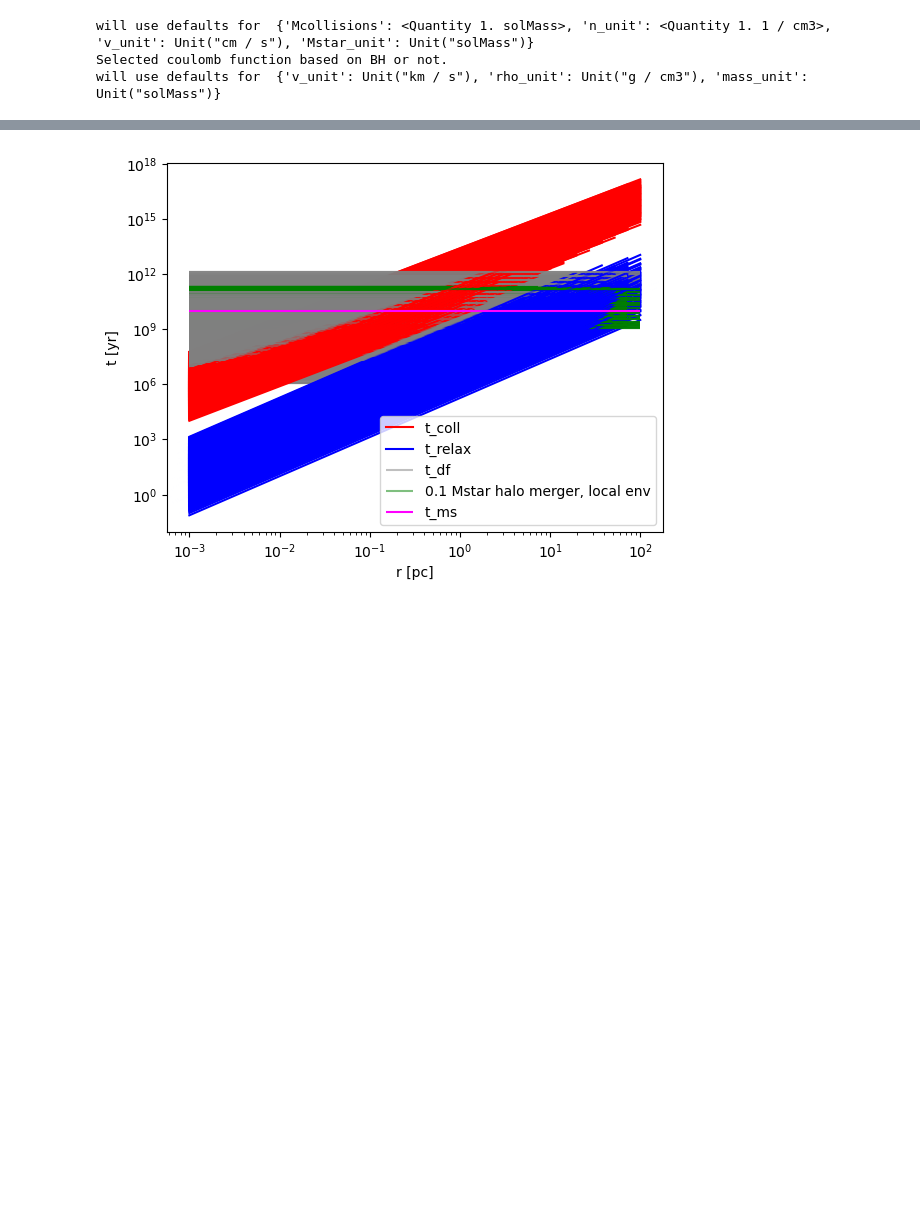
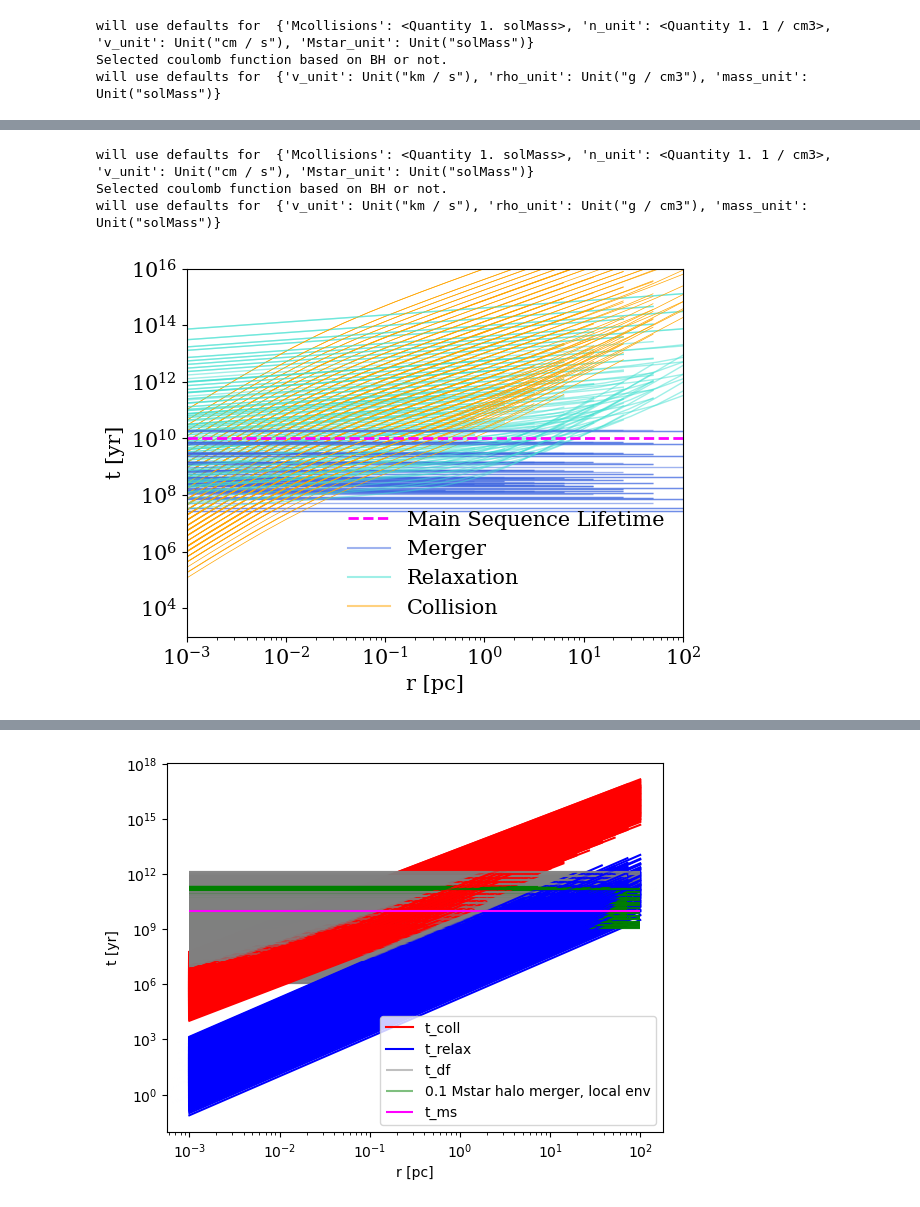
Before and after one commit to astro-claire/timescale-plots, a Jupyter notebook: timescale_comparison.ipynb, the cells around one changed output, grey strips where cells are left out. Drawn from its saved outputs; the diff is of its cells as text; code cells hidden in the pictures; blank space fills up the shorter version.

```diff
--- a/timescale_comparison.ipynb
+++ b/timescale_comparison.ipynb
@@ -95,0 +306,2 @@ plt.show()
+# %%
+pl_175_1Msun_1e6BH = TimescaleEnsemble(grid, densityModel="power-law-bh", profile_kwargs={"alpha":1.75,'M_bh':4e6 *u.Msun})
@@ -95,0 +314,73 @@ plt.show()
+# %%
+tab_pl_175_1Msun_bh = generate_timescale_comparison(pl_175_1Msun_1e6BH, as_ = 'pandas')
+# %% [output]
+will use defaults for  {'Mcollisions': <Quantity 1. solMass>, 'n_unit': <Quantity 1. 1 / cm3>, 'v_unit': Unit("cm / s"), 'Mstar_unit': Unit("solMass")}
+Selected coulomb function based on BH or not.
+will use defaults for  {'v_unit': Unit("km / s"), 'rho_unit': Unit("g / cm3"), 'mass_unit': Unit("solMass")}
+# %%
+table = tab_pl_175_1Msun_bh
+N  = len(set(table['system_id']))
+ids = pandas.unique(table["system_id"])
+fig, ax = plt.subplots()
+ax.set_yscale("log")
+ax.set_xscale("log")
+for sys_id in ids:
+    sys_data = get_system(table,sys_id, as_df= True)
+    if sys_data.empty:
+        continue
+    x=u.Quantity(sys_data['r'].to_list()).to_value(u.pc)
+    y = u.Quantity(sys_data['t_coll'].to_list()).to_value(u.yr)
+    ax.plot(x,y, lw = 0.5,color = "orange",alpha =1)
+    if sys_id ==0:
+        ax.plot(x,y, color = "orange", lw = 1,label = "t_coll",alpha =0.5)
+
+
+    y = u.Quantity(sys_data['t_relax'].to_list()).to_value(u.yr)
+    ax.plot(x,y, color = "turquoise",lw = 1,alpha =0.5)
+    if sys_id ==0:
+        ax.plot(x,y, color = "turquoise",lw = 1,label = "t_relax",alpha =0.5)
+
+    clustermass = pl_175_1Msun.grid['M'][sys_id]
+    clusterradius = pl_175_1Msun.grid['R'][sys_id]
+    M_BH = 10*u.Msun
+    # df_timescale = phys.dynamical_friction.bulk_dynamical_friction_timescale(clustermass, M_BH, clusterradius)
+    # ax.hlines(df_timescale.to_value('yr'), xmin = min(x), xmax =max(x), color = "grey",alpha =0.5)
+    # if sys_id == 0:
+    #     ax.hlines(df_timescale.to_value('yr'), xmin = min(x), xmax =max(x), color = "grey",alpha =0.5, label  ="t_df")
+
+    halomass = clustermass /10
+    int_timescale = phys.halo_environment.neighbor_merger_timescale(clustermass,clusterradius,12,halomass,cosmo)
+    ax.hlines(int_timescale.to_value('yr'), xmin = min(x), xmax =max(x), color = "royalblue",lw = 1,alpha =0.5)
+    if sys_id ==0:
+        ax.hlines(int_timescale.to_value('yr'), xmin = min(x), xmax =max(x), color = "royalblue",lw = 1,alpha =0.5, label ="0.1 Mstar halo merger")
+ms_timescale = phys.stars.main_sequence_lifetime_approximation(1*u.Msun).to_value('yr')
+
+ax.hlines(ms_timescale, xmin = min(x), xmax =max(x), color = "magenta",linewidth = 2,linestyle="dashed", label = "t_ms")
+ax.set_xlabel("r [pc]")
+ax.set_ylabel("t [yr]")
+plt.axis([1e-3,1e2,1e3,1e16])
+# plt.legend()
+
+legend_handles = [
+    plt.Line2D([], [],color = "magenta",linestyle="dashed",lw=2,
+               label='Main Sequence Lifetime'),
+    plt.Line2D([], [],  color = "royalblue", alpha =0.5,
+               label='Merger'),
+    plt.Line2D([], [],color = "turquoise", alpha = 0.5,
+               label='Relaxation'),
+    plt.Line2D([], [], color = "orange", alpha = 0.5,
+               label='Collision')
+
+]
+
+ax.legend(
+    handles=legend_handles,
+    loc="lower right",
+    # bbox_to_anchor=(0.5, -0.6),
+    frameon=False
+)
+plt.tight_layout()
+plt.savefig("BH_timescales.pdf")
+plt.show()
+# %% [output]
+[figure, added]
```
Also changed, not shown: parts of 7 cells of this notebook.
